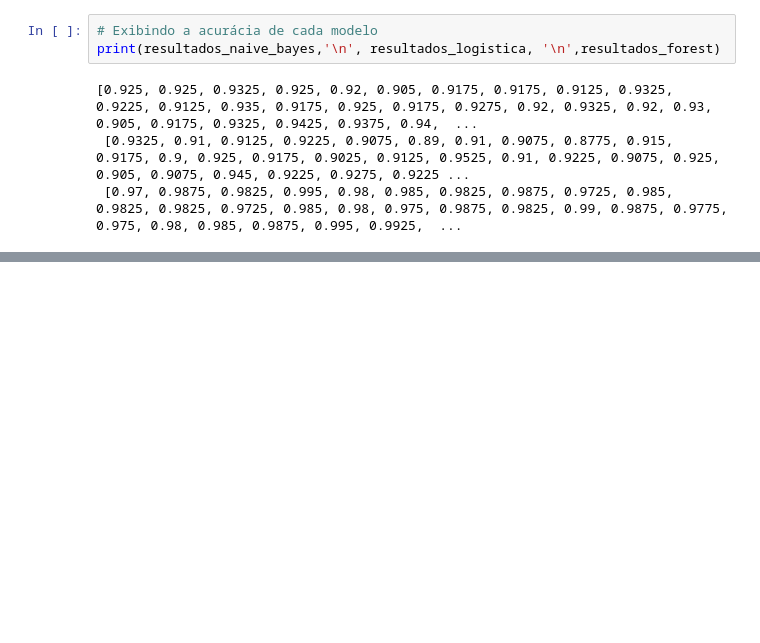
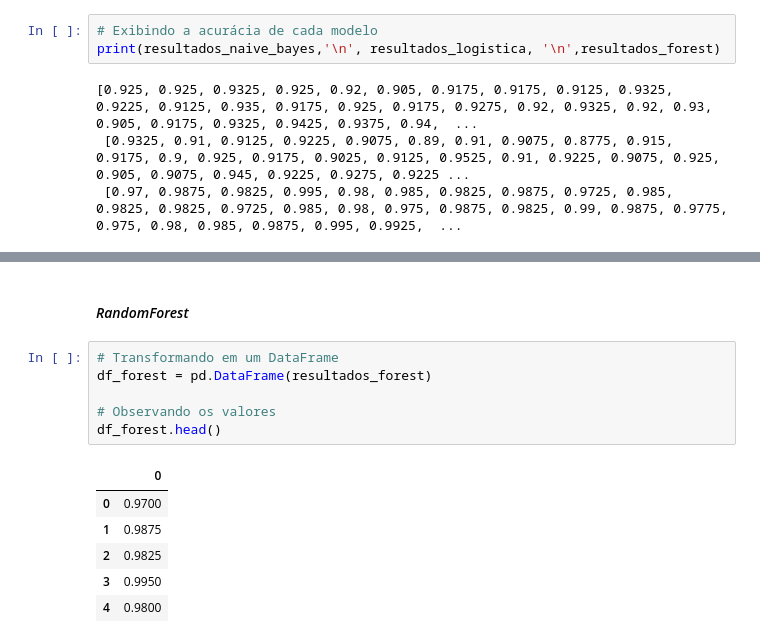
Before and after one commit to JosenildoJunior/StatPyDataScience, a Jupyter notebook: Medidas_de_posição_e_dispersão.ipynb, the cells around one changed output, grey strips where cells are left out. Drawn from its saved outputs; the diff is of its cells as text; blank space fills up the shorter version.

```diff
--- a/Medidas_de_posição_e_dispersão.ipynb
+++ b/Medidas_de_posição_e_dispersão.ipynb
@@ -887,0 +925,15 @@ print(resultados_naive_bayes,'\n', resultados_logistica, '\n',resultados_forest)
+# %% [markdown]
+#### *RandomForest*
+# %%
+# Transformando em um DataFrame
+df_forest = pd.DataFrame(resultados_forest)
+
+# Observando os valores
+df_forest.head()
+# %% [output]
+|  | 0 |
+| 0 | 0.9700 |
+| 1 | 0.9875 |
+| 2 | 0.9825 |
+| 3 | 0.9950 |
+| 4 | 0.9800 |
```
Also changed, not shown: parts of 7 cells of this notebook.
